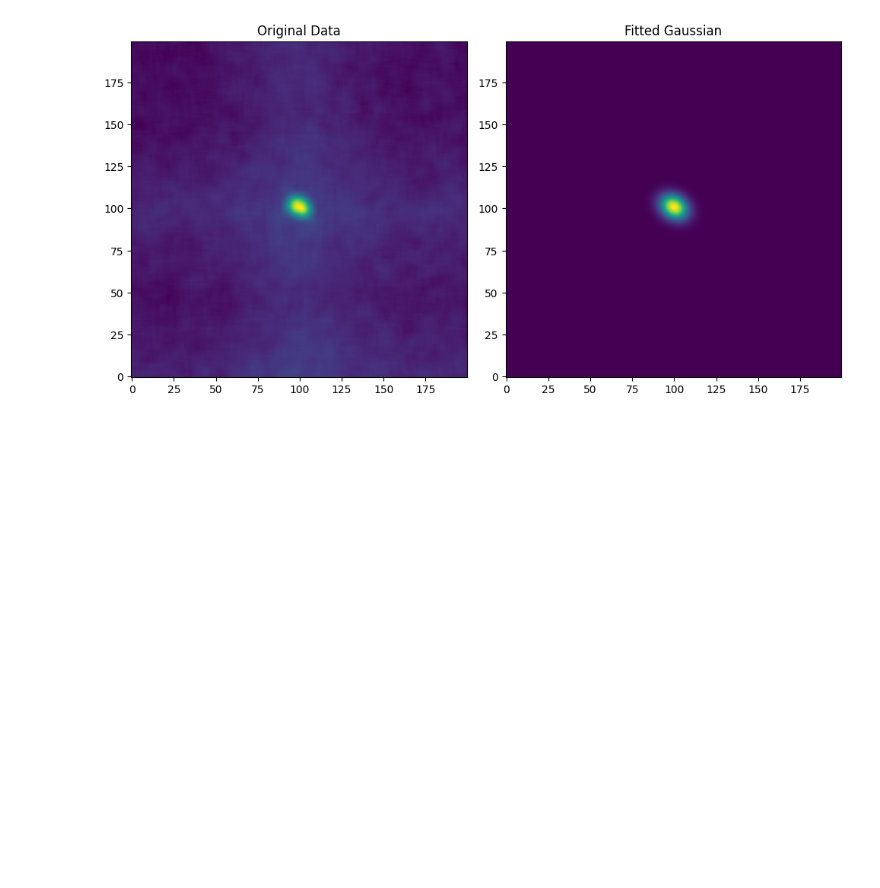
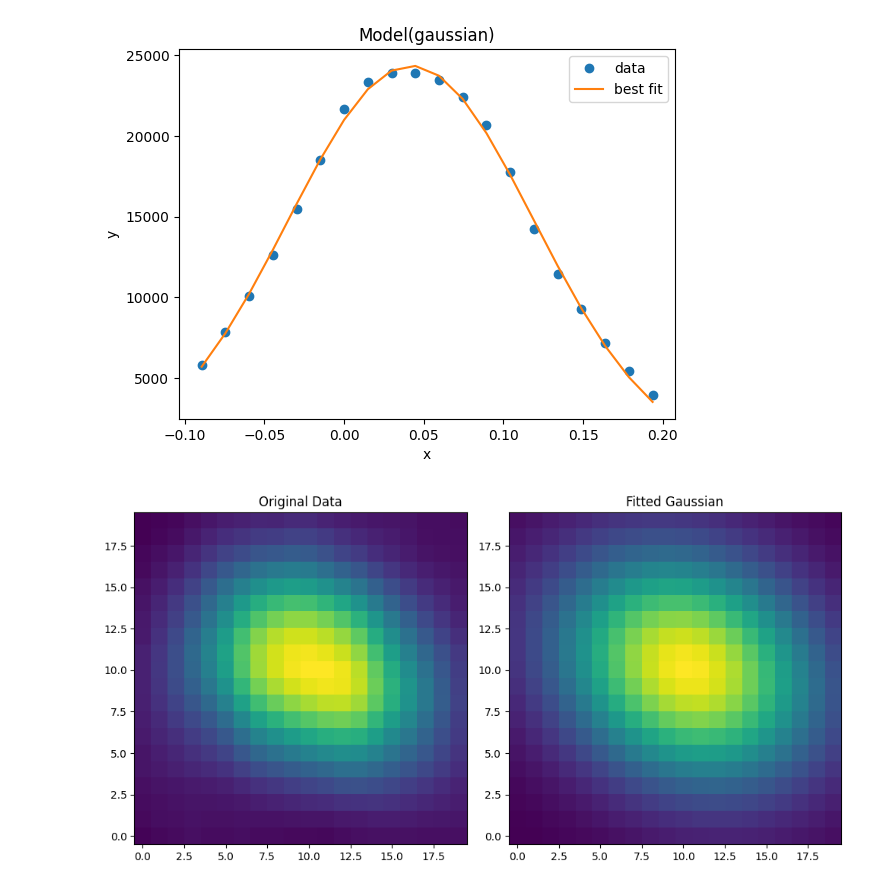
Before and after one commit to laureloneill/psf_source_localization, a Jupyter notebook: 2d_gauss_fit.ipynb, the cells around one changed output. Saved outputs shown, nothing was run; the diff lists cells and outputs as text; code cells hidden in the pictures; blank space fills up the shorter version.

```diff
--- a/2d_gauss_fit.ipynb
+++ b/2d_gauss_fit.ipynb
@@ -92,14 +40,0 @@ plt.contourf(X, Y, windowed_data, cmap=plt.cm.gist_earth_r)
-# %%
-params = fitgaussian(windowed_data)
-fit = gaussian(*params)
-plt.contour(fit(*np.indices(data.shape)), cmap=plt.cm.copper)
-ax = plt.gca()
-(height, x, y, width_x, width_y) = params
-
-plt.text(0.95, 0.05, """
-x : %.1f
-y : %.1f
-width_x : %.1f
-width_y : %.1f""" %(x, y, width_x, width_y),
-        fontsize=16, horizontalalignment='right',
-        verticalalignment='bottom', transform=ax.transAxes)
@@ -139,11 +71,12 @@ def fit_rotated_2d_gaussian(data, x=None, y=None, plot_result=False):
 
     # Initial guess for model
     gauss_init = models.Gaussian2D(amplitude=amplitude_init, x_mean=x_mean_init,
-                                   y_mean=y_mean_init, x_stddev=5, y_stddev=5, theta=0)
+                                   y_mean=y_mean_init, x_stddev=.01, y_stddev=.01, theta=1)
 
     # Fitting with Levenberg-Marquardt algorithm
     fitter = fitting.LevMarLSQFitter()
     fitted_model = fitter(gauss_init, x, y, data)
+    covariance_matrix = fitter.fit_info['param_cov']
 
     if plot_result:
         fit_data = fitted_model(x, y)
@@ -155,7 +88,7 @@ def fit_rotated_2d_gaussian(data, x=None, y=None, plot_result=False):
         plt.tight_layout()
         plt.show()
 
-    return fitted_model
+    return fitted_model,covariance_matrix
 
 
 # Generate synthetic Gaussian data
@@ -166,14 +99,71 @@ def generate_rotated_gaussian_data(amp,xmean,ymean,xstd,ystd,theta):
     data = model(x, y) + 0.1 * np.random.normal(size=x.shape)
     return data, x, y
 # %%
-fitted = fit_rotated_2d_gaussian(windowed_data, X, Y, plot_result=True)
+def fit_rotated_2d_gaussian(data, x=None, y=None, plot_result=False):
+    """
+    Fit a rotated 2D Gaussian to 2D data using Astropy's Gaussian2D model.
+
+    Parameters:
+        data : 2D numpy array
+            The input data array to fit.
+        x, y : 2D numpy arrays, optional
+            Meshgrid coordinates corresponding to data. If None, will be auto-generated.
+        plot_result : bool
+            Whether to plot the original data and fit result.
+
+    Returns:
+        fitted_model : Gaussian2D
+            The best-fit Gaussian2D model.
+    """
+    # Generate coordinate grids if not provided
+    ny, nx = data.shape
+    if x is None or y is None:
+        y, x = np.mgrid[:ny, :nx]
+
+    # Estimate initial parameters
+    amplitude_init = np.max(data)
+    x_mean_init = x[data == amplitude_init][0]
+    y_mean_init = y[data == amplitude_init][0]
+
+    xcut =x[:][int(ny/2)]
+    guessModel = GaussianModel()
+    params = guessModel.guess(xcut, data[:][int(ny/2)])
+    guessResult = guessModel.fit(data[:][int(ny/2)], params,x = xcut)
+    guessResult.plot_fit()
+
+    # Initial guess for model
+    gauss_init = models.Gaussian2D(amplitude=amplitude_init, x_mean=x_mean_init,
+                                   y_mean=y_mean_init, x_stddev= .08, y_stddev=.08, theta=.08)
+
+    # Fitting with Levenberg-Marquardt algorithm
+    fitter = fitting.LevMarLSQFitter()
+    fitted_model = fitter(gauss_init, x, y, data)
+    covariance_matrix = fitter.fit_info['param_cov']
+
+    if plot_result:
+        fit_data = fitted_model(x, y)
+        fig, axes = plt.subplots(1, 2, figsize=(10, 5))
+        axes[0].imshow(data, origin='lower', cmap='viridis')
+        axes[0].set_title("Original Data")
+        axes[1].imshow(fit_data, origin='lower', cmap='viridis')
+        axes[1].set_title("Fitted Gaussian")
+        plt.tight_layout()
+        plt.show()
+
+    return fitted_model,covariance_matrix
+
+
+
+fitted,cov = fit_rotated_2d_gaussian(windowed_data, -X, Y, plot_result=True)
 
 # Print the fitted parameters
 print(f"Amplitude: {fitted.amplitude.value}")
 print(f"x_mean: {fitted.x_mean.value}")
 print(f"y_mean: {fitted.y_mean.value}")
 print(f"x_stddev: {fitted.x_stddev.value}")
 print(f"y_stddev: {fitted.y_stddev.value}")
 print(f"theta (radians): {fitted.theta.value}")
+fitted.param_names
 # %% [output]
-[figure, old version]
+[figure, new version]
+[figure, added]
```
Also changed, not shown: parts of 9 cells of this notebook, 36 other files.
